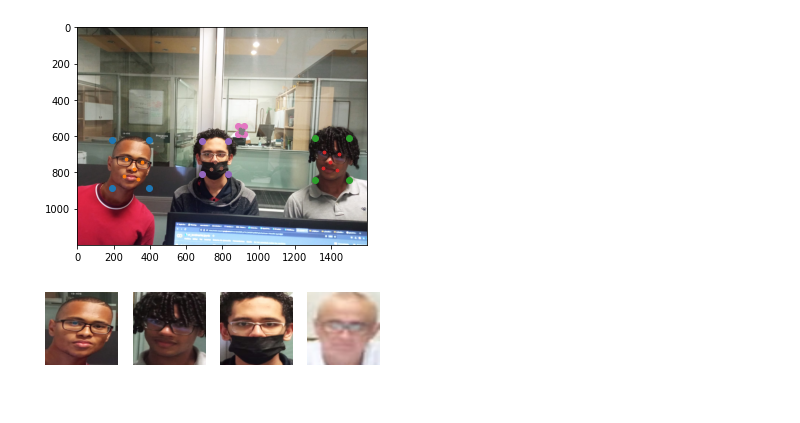
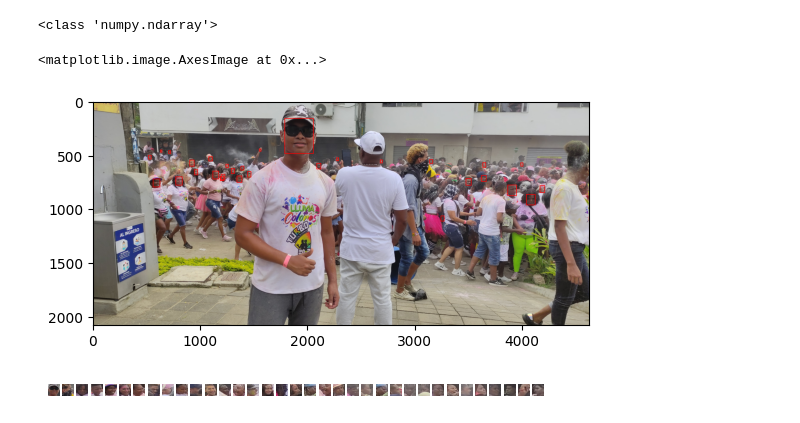
Before and after one commit to DanielPalacios05/Optika, a Jupyter notebook: device/a1_landmarks.ipynb, the cells around one changed output. Saved outputs shown, nothing was run; the diff lists cells and outputs as text; code cells hidden in the pictures.

Commit message:
dispositivo detecta multiples caras con formato deseado

```diff
--- a/device/a1_landmarks.ipynb
+++ b/device/a1_landmarks.ipynb
@@ -56,32 +22,57 @@ Successfully installed kornia-0.6.6
 # %%
 mtcnn = MTCNN(margin=40, keep_all=True, device=device,post_process=False)
 # %%
-img_path = 'índice.jpg'
+img_path = 'momento.jpg'
 
 img = cv2.imread(img_path)
+print(type(img))
 img = cv2.cvtColor(img, cv2.COLOR_BGR2RGB)
-boxes, probs, landmarks = mtcnn.detect(Image.fromarray(img), landmarks=True)
+
+frame = Image.fromarray(img)
+
+
+
+boxes, probs, landmarks = mtcnn.detect(frame, landmarks=True)
+
+#Eliminating detection with a prob less than 80 percent
+
+probsFilter = probs > 0.80
+
+boxes = boxes[probsFilter]
+landmarks=landmarks[probsFilter]
+
 
 
 
 fig = plt.figure()
 ax = fig.add_subplot(111)
-ax.imshow(img)
+
+draw = PIL.ImageDraw.Draw(frame)
 
 
 for box, landmark in zip(boxes, landmarks):
-    ax.scatter(*np.meshgrid(box[[0, 2]], box[[1, 3]]))
-    ax.scatter(landmark[:, 0], landmark[:, 1], s=8)
+    #ax.scatter(*np.meshgrid(box[[0, 2]], box[[1, 3]]))
+
+    draw.rectangle(box.tolist(), outline=(255, 0, 0), width=6)
+   #ax.scatter(landmark[:, 0], landmark[:, 1], s=8)
+
+ax.imshow(frame)
 # %% [output]
+<class 'numpy.ndarray'>
+<matplotlib.image.AxesImage at 0x...>
-[figure, old version]
+[figure, new version]
 # %%
 faces = mtcnn(Image.fromarray(img))
 
-# Visualize
+
+
 fig, axes = plt.subplots(1, len(faces))
-for face, ax in zip(faces, axes):
+
+iter = [axes] if len(faces) == 1 else axes
+
+for face, ax in zip(faces, iter):
     ax.imshow(face.permute(1, 2, 0).int().numpy())
     ax.axis('off')
 fig.show()
 # %% [output]
-[figure, old version]
+[figure, new version]
```
Also changed, not shown: parts of 8 cells of this notebook.
